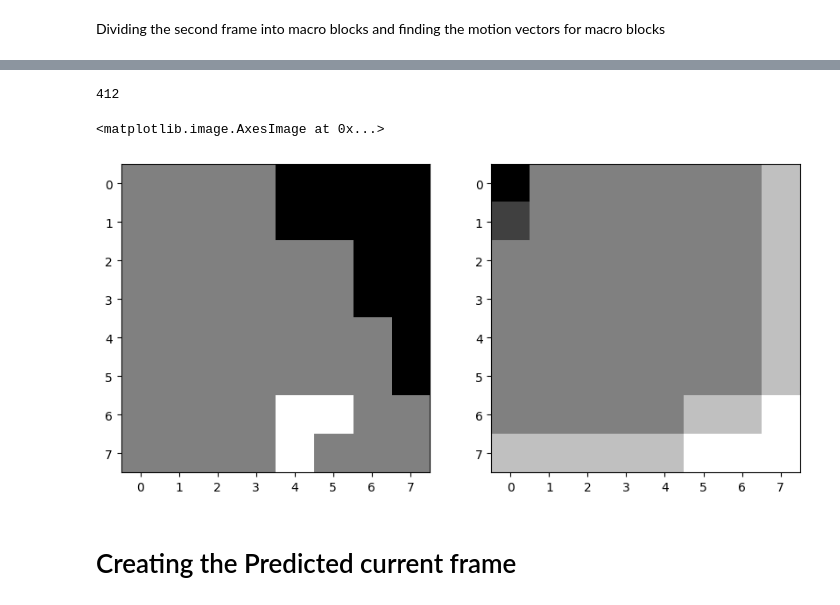
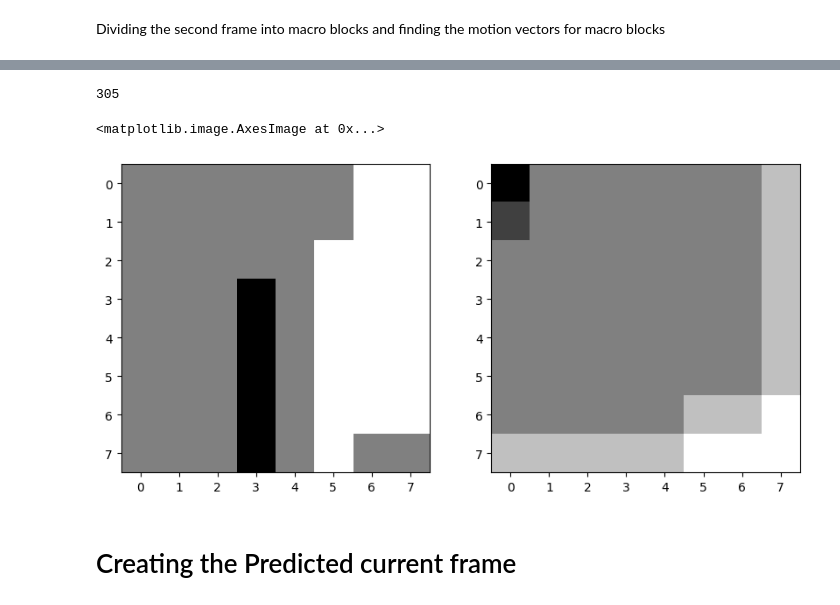
Before and after one commit to MilanBandara/video-codec, a Jupyter notebook: video_compression.ipynb, the cells around one changed output, grey strips where cells are left out. Drawn from its saved outputs; the diff is of its cells as text; code cells hidden in the pictures.

```diff
--- a/video_compression.ipynb
+++ b/video_compression.ipynb
@@ -220,14 +217,14 @@ ax2.imshow(best_match_log, cmap="gray")
 # %%
-num = 50
+num = 78
 print(len(changed))
 fig, (ax1, ax2) = plt.subplots(1, 2, figsize=(10, 6))  # Adjust figsize as needed
 best_match_log = frame_1[changed[num][0]:changed[num][0]+8,changed[num][1]:changed[num][1]+8]
 ax1.imshow(blocks_2[num], cmap="gray")
 ax2.imshow(best_match_log, cmap="gray")
 # %% [output]
-412
+305
 <matplotlib.image.AxesImage at 0x...>
-[figure, old version]
+[figure, new version]
 # %% [markdown]
 # Creating the Predicted current frame
 # %%
```
Also changed, not shown: parts of 9 cells of this notebook.
